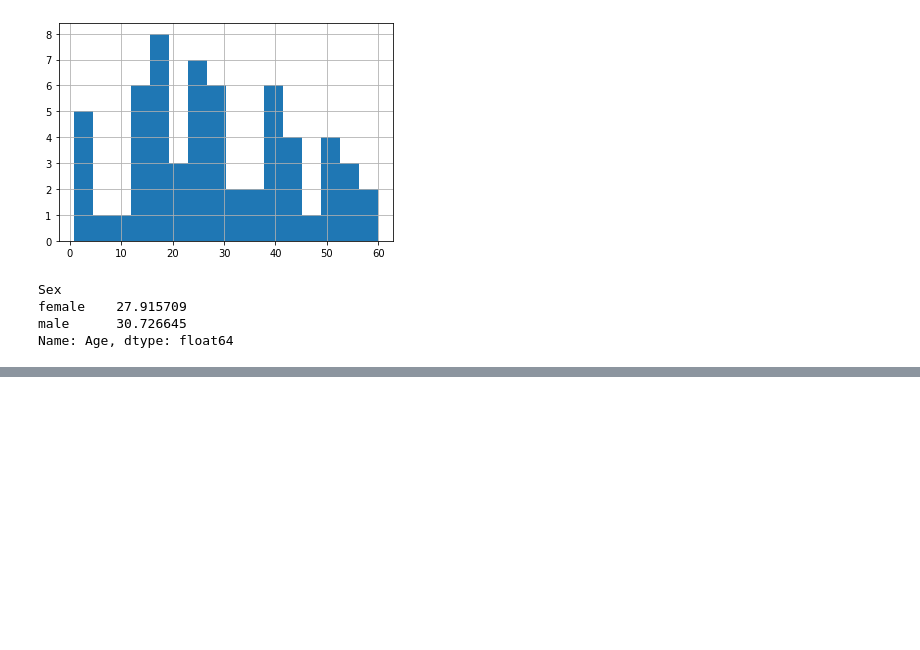
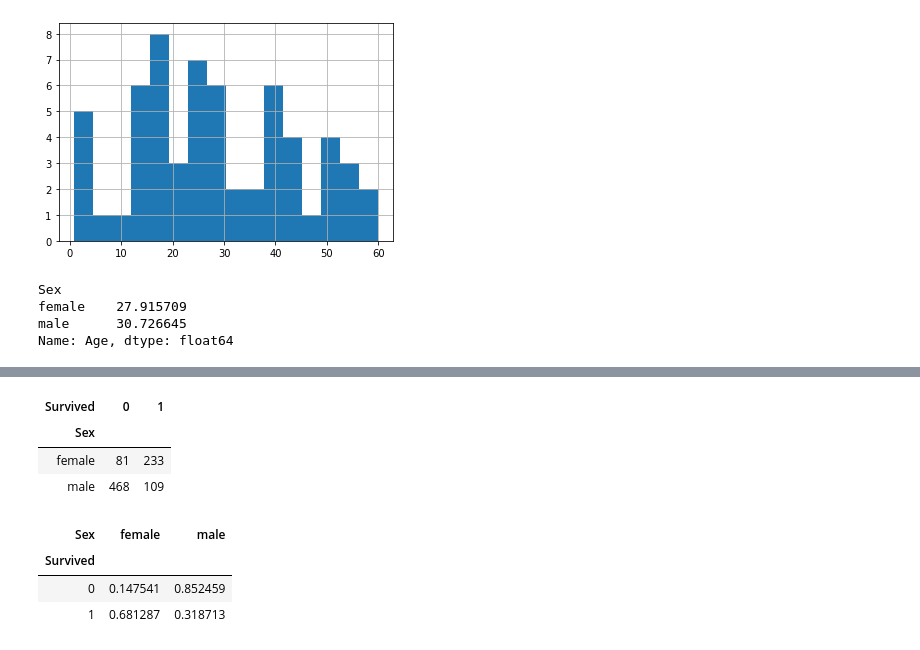
Before and after one commit to APNovichkov/pandas-datascience, a Jupyter notebook: 01-28/titanic_analysis.ipynb, the cells around one changed output, grey strips where cells are left out. Cells and saved outputs as stored; diff of their text form; code cells hidden in the pictures; blank space fills up the shorter version.

```diff
--- a/01-28/titanic_analysis.ipynb
+++ b/01-28/titanic_analysis.ipynb
@@ -367,0 +417,14 @@ Name: Age, dtype: float64
+# %%
+df.groupby(['Sex'])['Survived'].value_counts().unstack()
+# %% [output]
+| Survived | 0 | 1 |
+| Sex |  |  |
+| female | 81 | 233 |
+| male | 468 | 109 |
+# %%
+pd.crosstab(df['Survived'], df['Sex'], normalize='index')
+# %% [output]
+| Sex | female | male |
+| Survived |  |  |
+| 0 | 0.147541 | 0.852459 |
+| 1 | 0.681287 | 0.318713 |
```
Also changed, not shown: parts of 9 cells of this notebook.
